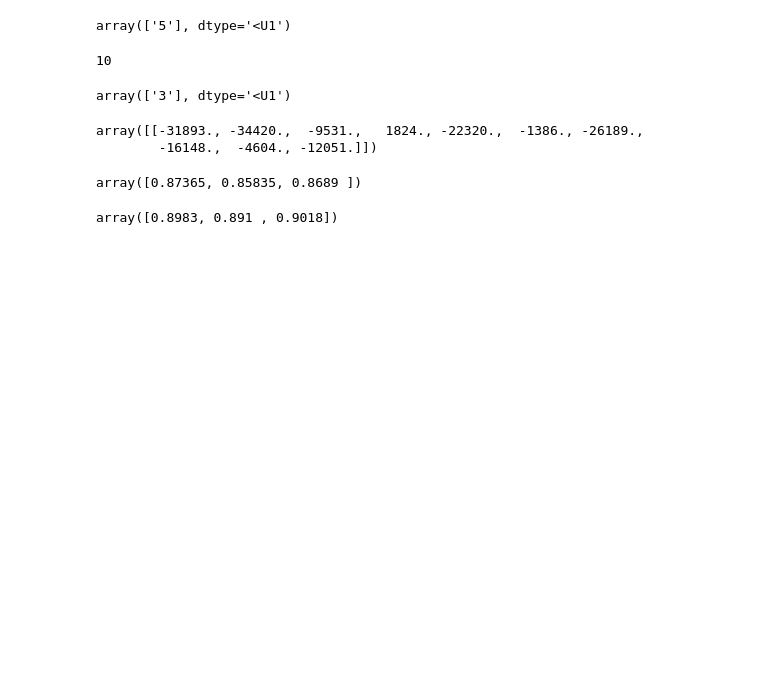
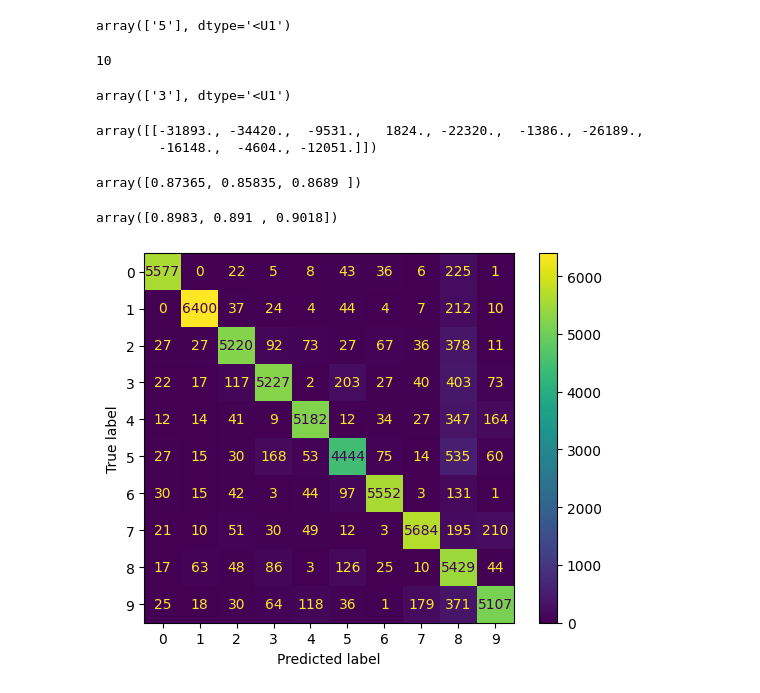
Before and after one commit to imsoumya18/machine_learning, a Jupyter notebook: Classification_MNIST.ipynb, the cells around one changed output. Cells and saved outputs as stored; diff of their text form; code cells hidden in the pictures; blank space fills up the shorter version.

```diff
--- a/Classification_MNIST.ipynb
+++ b/Classification_MNIST.ipynb
@@ -3,7 +3,7 @@
 # %%
 from sklearn.datasets import fetch_openml
 # %%
-mnist = fetch_openml("mnist_784", as_frame=False)
+mnist = fetch_openml("mnist_784", as_frame=False, parser='auto')
 # %%
 mnist
 # %% [output]
@@ -339,0 +342,7 @@ array([0.8983, 0.891 , 0.9018])
+# %%
+y_train_pred = cross_val_predict(sgd_clf, X_train_scaled, y_train, cv=3)
+ConfusionMatrixDisplay.from_predictions(y_train, y_train_pred)
+
+plt.show()
+# %% [output]
+[figure, added]
```
Also changed, not shown: parts of 3 cells of this notebook.
